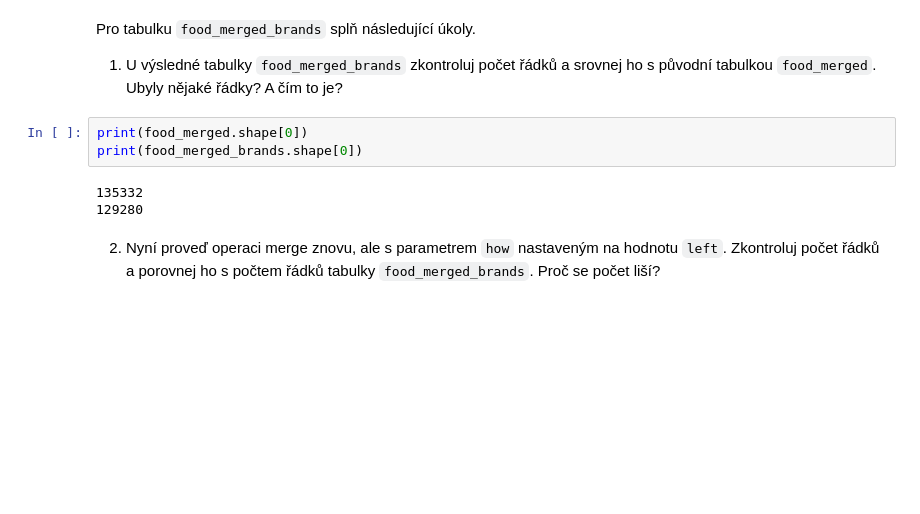
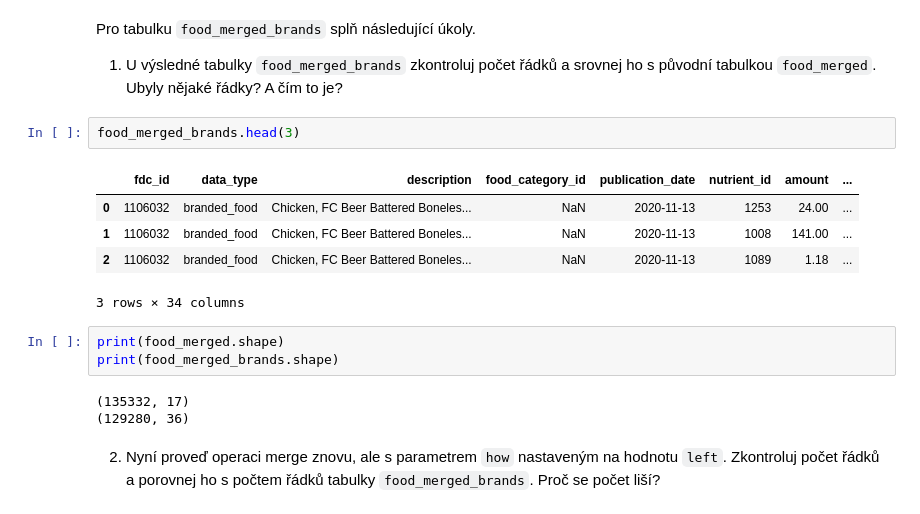
Before and after one commit to JanaEsther/czechitas-python-pro-datovou-analyzu-2024-02, a Jupyter notebook: notebooks/lekce-03/lekce-03.ipynb, the cells around one changed output. Saved outputs shown, nothing was run; the diff lists cells and outputs as text; blank space fills up the shorter version.

```diff
--- a/notebooks/lekce-03/lekce-03.ipynb
+++ b/notebooks/lekce-03/lekce-03.ipynb
@@ -307,11 +307,19 @@ food_merged_brands = pd.merge(food_merged, branded_food, right_on = "fdc_id", le
 Pro tabulku `food_merged_brands` splň následující úkoly.
 
 1. U výsledné tabulky `food_merged_brands` zkontroluj počet řádků a srovnej ho s původní tabulkou `food_merged`. Ubyly nějaké řádky? A čím to je?
+# %%
+food_merged_brands.head(3)
+# %% [output]
+|  | fdc_id | data_type | description | food_category_id | publication_date | nutrient_id | amount | ... |
+| 0 | 1106032 | branded_food | Chicken, FC Beer Battered Boneles... | NaN | 2020-11-13 | 1253 | 24.00 | ... |
+| 1 | 1106032 | branded_food | Chicken, FC Beer Battered Boneles... | NaN | 2020-11-13 | 1008 | 141.00 | ... |
+| 2 | 1106032 | branded_food | Chicken, FC Beer Battered Boneles... | NaN | 2020-11-13 | 1089 | 1.18 | ... |
+3 rows × 34 columns
 # %%
-print(food_merged.shape[0])
-print(food_merged_brands.shape[0])
+print(food_merged.shape)
+print(food_merged_brands.shape)
 # %% [output]
-135332
-129280
+(135332, 17)
+(129280, 36)
 # %% [markdown]
 2. Nyní proveď operaci merge znovu, ale s parametrem `how` nastaveným na hodnotu `left`. Zkontroluj počet řádků a porovnej ho s počtem řádků tabulky `food_merged_brands`. Proč se počet liší?
```
Also changed, not shown: parts of 20 cells of this notebook, 3 other files.
